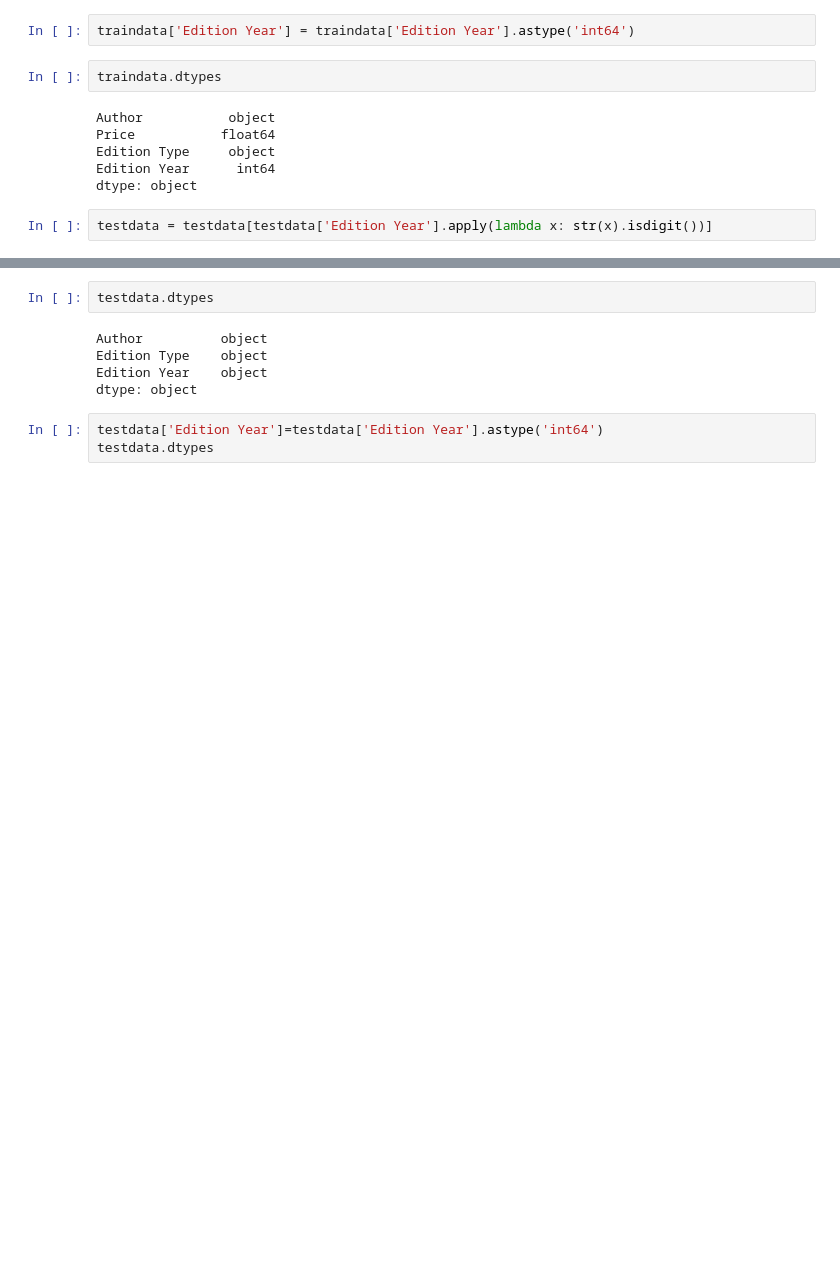
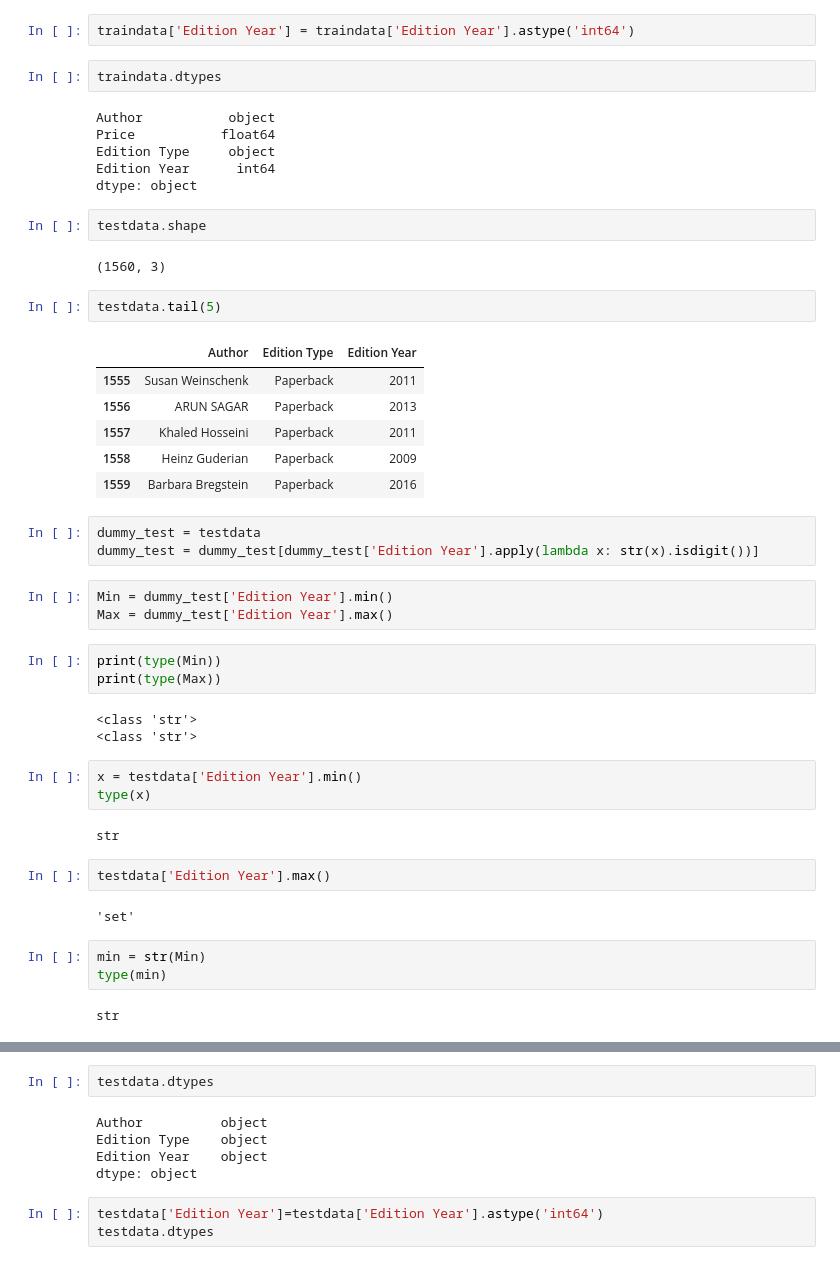
Before and after one commit to supriyaohdar/Book-Price-Prediction, a Jupyter notebook: BookPricePrediction.ipynb, the cells around one changed output, grey strips where cells are left out. Drawn from its saved outputs; the diff is of its cells as text; blank space fills up the shorter version.

```diff
--- a/BookPricePrediction.ipynb
+++ b/BookPricePrediction.ipynb
@@ -296,5 +345,42 @@ Price           float64
 Edition Type     object
 Edition Year      int64
 dtype: object
+# %%
+testdata.shape
+# %% [output]
+(1560, 3)
+# %%
+testdata.tail(5)
+# %% [output]
+|  | Author | Edition Type | Edition Year |
+| 1555 | Susan Weinschenk | Paperback | 2011 |
+| 1556 | ARUN SAGAR | Paperback | 2013 |
+| 1557 | Khaled Hosseini | Paperback | 2011 |
+| 1558 | Heinz Guderian | Paperback | 2009 |
+| 1559 | Barbara Bregstein | Paperback | 2016 |
 # %%
-testdata = testdata[testdata['Edition Year'].apply(lambda x: str(x).isdigit())]
+dummy_test = testdata
+dummy_test = dummy_test[dummy_test['Edition Year'].apply(lambda x: str(x).isdigit())]
+# %%
+Min = dummy_test['Edition Year'].min()
+Max = dummy_test['Edition Year'].max()
+# %%
+print(type(Min))
+print(type(Max))
+# %% [output]
+<class 'str'>
+<class 'str'>
+# %%
+x = testdata['Edition Year'].min()
+type(x)
+# %% [output]
+str
+# %%
+testdata['Edition Year'].max()
+# %% [output]
+'set'
+# %%
+min = str(Min)
+type(min)
+# %% [output]
+str
```
Also changed, not shown: parts of 37 cells of this notebook.
